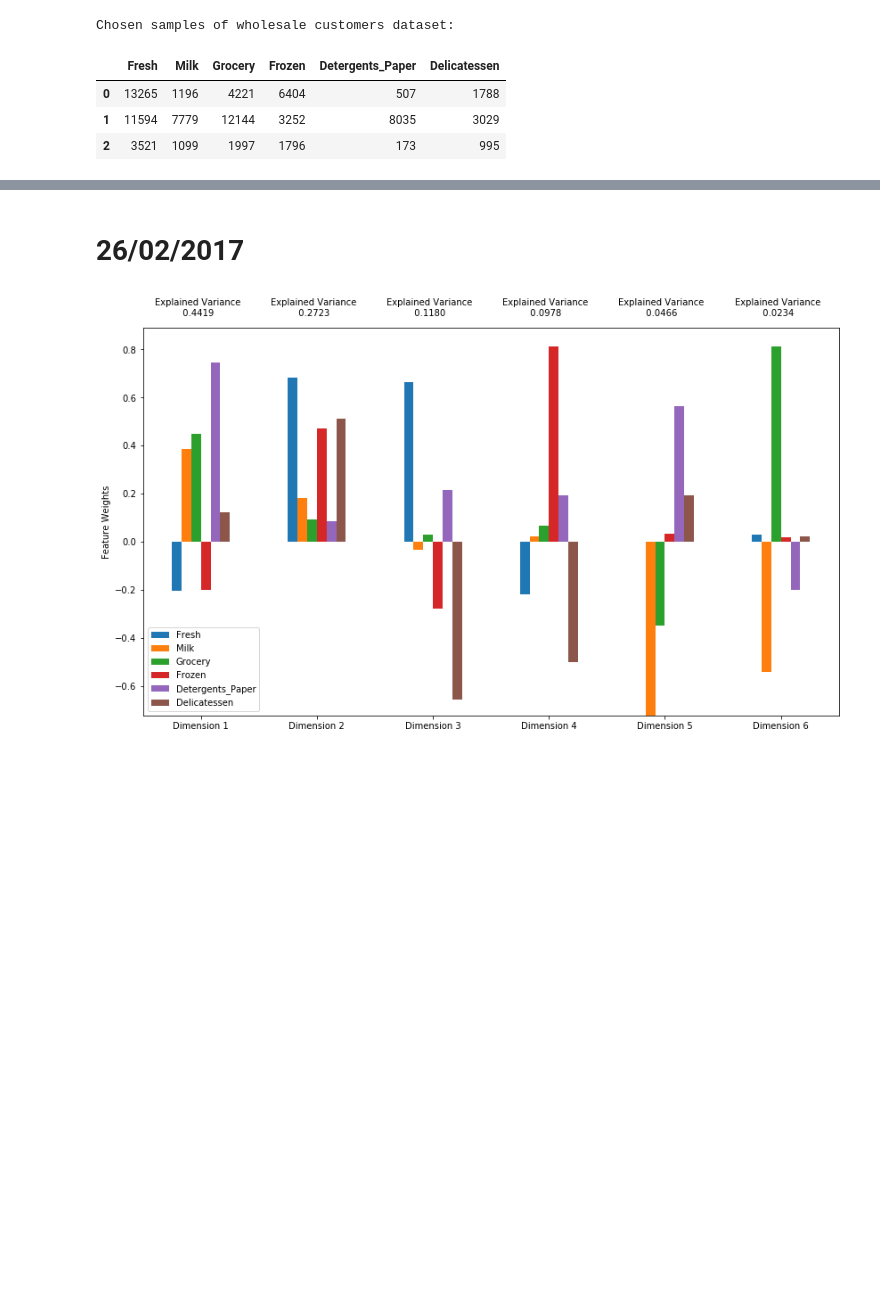
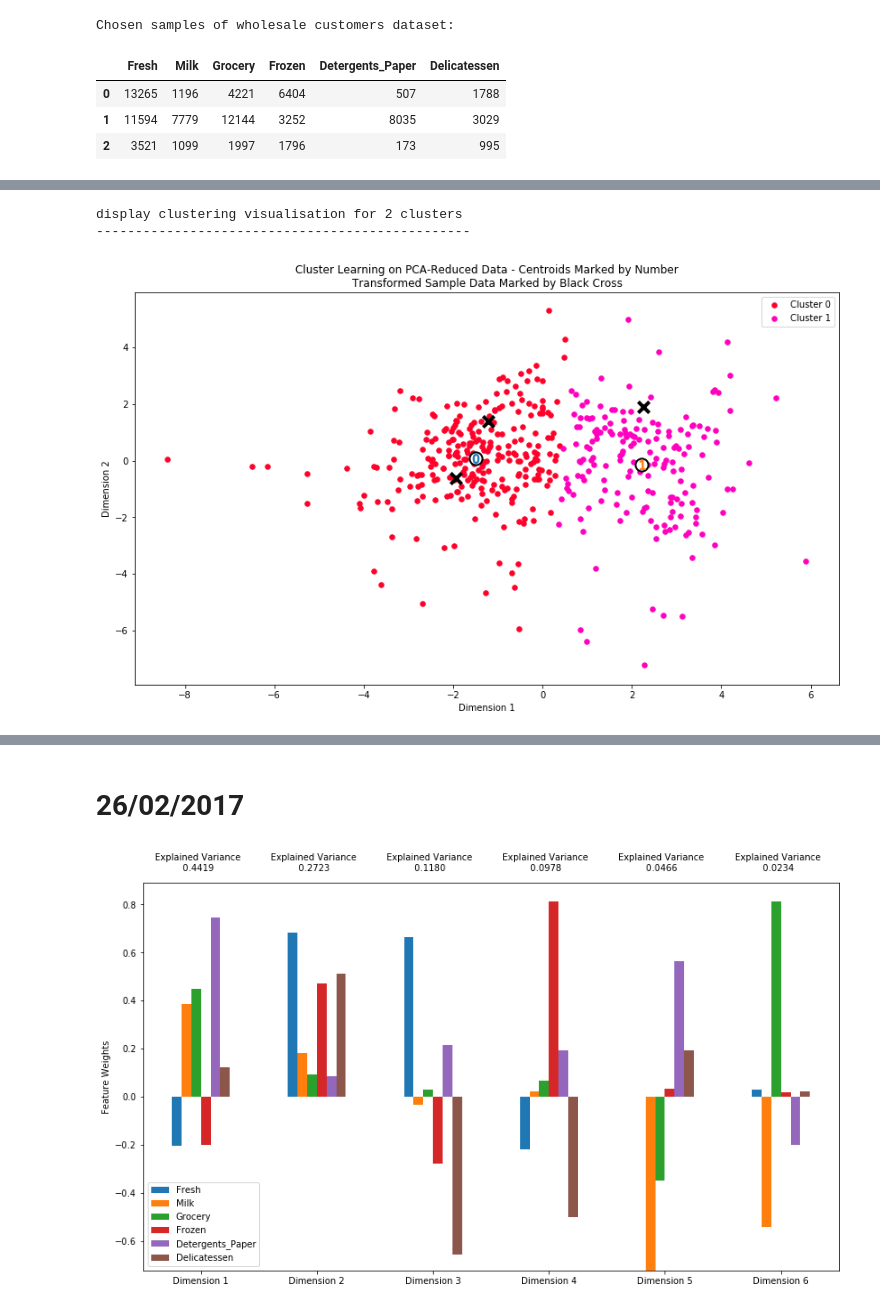
Before and after one commit to yifanxie/Udacity_MLND, a Jupyter notebook: projects/customer_segments/Running.ipynb, the cells around one changed output, grey strips where cells are left out. Cells and saved outputs as stored; diff of their text form; code cells hidden in the pictures; blank space fills up the shorter version.

```diff
--- a/projects/customer_segments/Running.ipynb
+++ b/projects/customer_segments/Running.ipynb
@@ -20,3 +20,27 @@ Chosen samples of wholesale customers dataset:
 | 0 | 13265 | 1196 | 4221 | 6404 | 507 | 1788 |
 | 1 | 11594 | 7779 | 12144 | 3252 | 8035 | 3029 |
 | 2 | 3521 | 1099 | 1997 | 1796 | 173 | 995 |
+# %%
+# Implementation of K-Mean clustering
+
+from sklearn.cluster import KMeans
+from sklearn.metrics import silhouette_score
+
+# create function to perforrm K-Means clustering over the dataset, to be reused in future steps
+def kmean_cluster(k, data, sample_data):
+    # initiate K-Means instance
+    clusterer=KMeans(n_clusters=k, random_state=0, n_jobs=-1)
+
+    # predict the cluster for each data point
+    kmean_preds=clusterer.fit_predict(data)
+
+    # find the cluster centers
+    centers=clusterer.cluster_centers_
+
+    # predict the cluster for each sampled data point
+    sample_preds=clusterer.predict(sample_data)
+
+    # calculate the mean sihouette coefficient for the number of clusters chosen
+    score=silhouette_score(data, kmean_preds)
+
+    return kmean_preds, centers, sample_preds, score
@@ -22,0 +106,10 @@ Chosen samples of wholesale customers dataset:
+# %%
+# Finally Display the results of the clustering  for K=2 from implementation
+kmean_preds, centers, sample_preds, score = kmean_cluster(2, reduced_data, pca_samples)
+print("display clustering visualisation for 2 clusters")
+print("------------------------------------------------")
+vs.cluster_results(reduced_data, kmean_preds, centers, pca_samples)
+# %% [output]
+display clustering visualisation for 2 clusters
+------------------------------------------------
+[figure, added]
```
Also changed, not shown: parts of 8 cells of this notebook.
